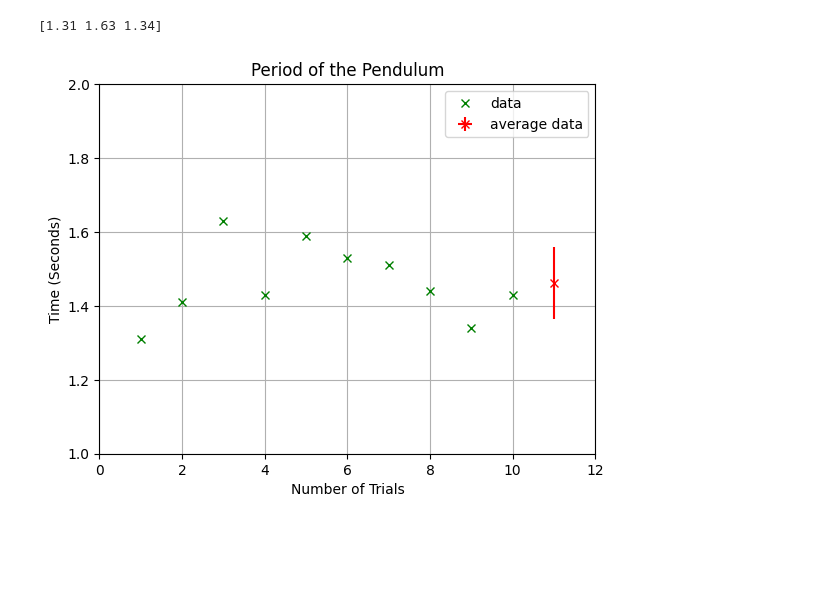
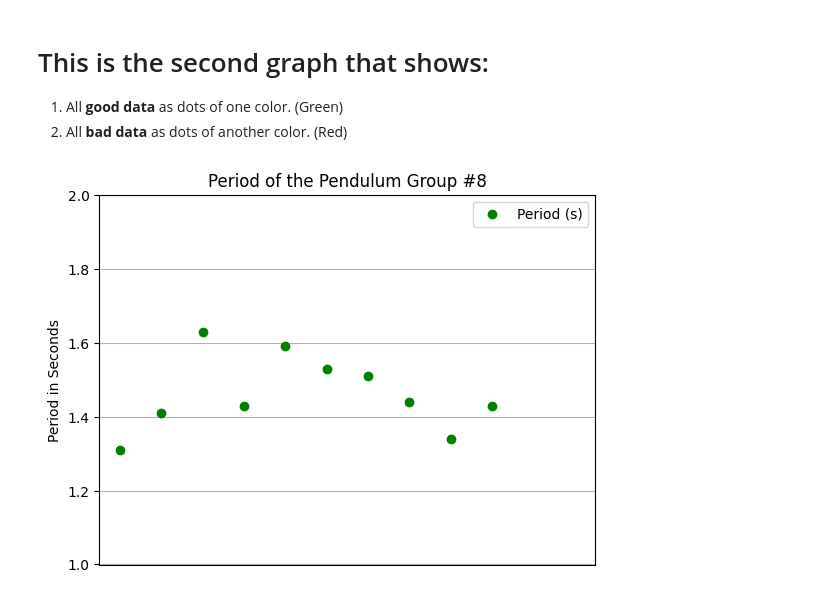
Before and after one commit to photometria/pendulumGraph, a Jupyter notebook: Period_of_the_Pendulum.ipynb, the cells around one changed output. Drawn from its saved outputs; the diff is of its cells as text; code cells hidden in the pictures; blank space fills up the shorter version.

Commit message:
Updated version of the graph

```diff
--- a/Period_of_the_Pendulum.ipynb
+++ b/Period_of_the_Pendulum.ipynb
@@ -1,33 +37,30 @@
+# %% [markdown]
+# This is the second graph that shows:
+1. All **good data** as dots of one color. (Green)
+2. All **bad data** as dots of another color. (Red)
 # %%
 # Importing libraries
 import numpy as np
 import matplotlib.pyplot as plt
 
-# Arrays of x and y data
-xData = np.array([1, 2, 3, 4, 5, 6 , 7, 8, 9, 10])
+# Assigning Data to their respetive arrays
 yData = np.array([1.31, 1.41, 1.63, 1.43, 1.59, 1.53, 1.51, 1.44, 1.34, 1.43])
 
-# Assigning what data is good and what data is bad
-badData = np.array([yData[0], yData[2], yData[8]])
-
-print(badData)
-
-avgdata = np.average(yData)
-plt.errorbar(11, avgdata, np.std(yData), 0,  'x' ,color="r", label="average data")
-np.std(yData)
+avgData = np.average(yData)
 
 # A better graph requires more lines that add the required formatting
-plt.plot(xdata,ydata, 'x', color='g', label="data")
+plt.plot(ydata, 'o' ,color='g', label="Period (s)")
+
+# Remove x-axis
+plt.gca().get_xaxis().set_visible(False)
 
 # Metadata
-plt.xlabel("Number of Trials")
-plt.ylabel("Time (Seconds)")
-plt.title("Period of the Pendulum")
-plt.xlim([0,12])
+plt.ylabel("Period in Seconds")
+plt.title("Period of the Pendulum Group #8")
+plt.xlim([-0.5,11.5])
 plt.ylim([1,2])
 plt.legend()
 plt.grid()
 plt.show()
 # %% [output]
-[1.31 1.63 1.34]
-[figure, old version]
+[figure, new version]
```
Also changed, not shown: parts of 2 cells of this notebook.
